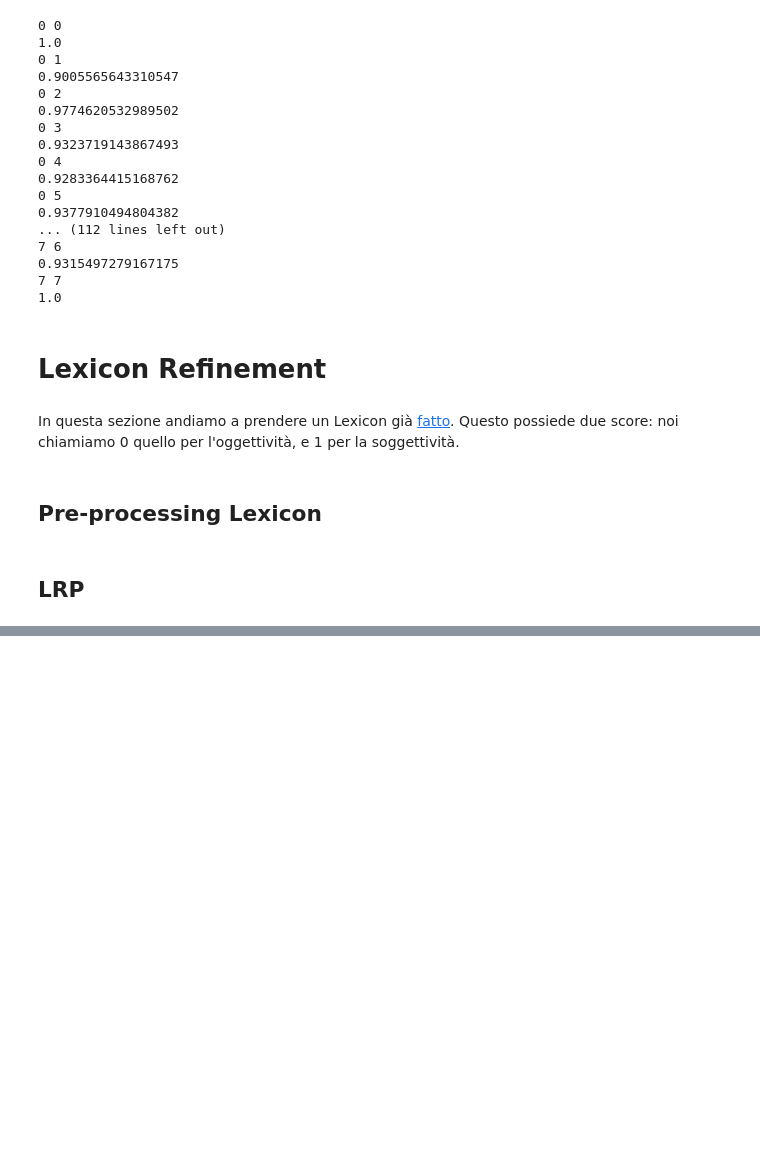
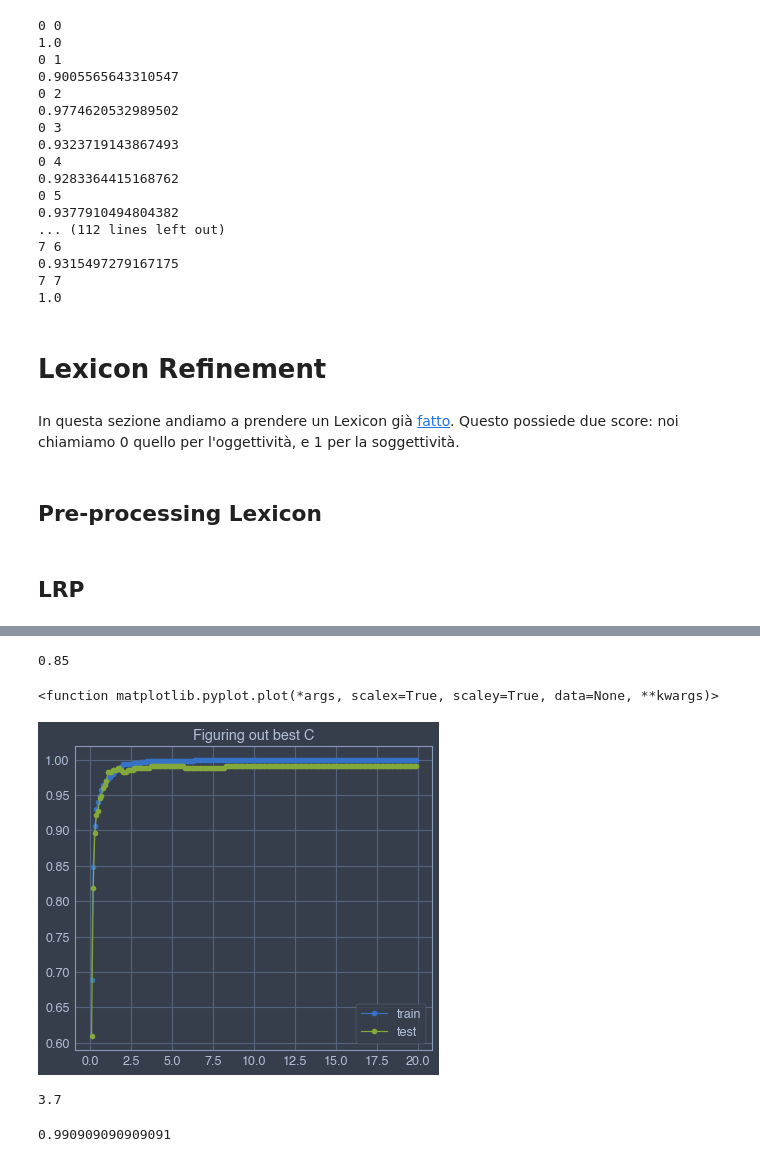
Before and after one commit to Willinki/Just-News, a Jupyter notebook: CADE_testing.ipynb, the cells around one changed output, grey strips where cells are left out. Drawn from its saved outputs; the diff is of its cells as text; code cells hidden in the pictures; blank space fills up the shorter version.

Commit message:
Induction Score wrote

```diff
--- a/CADE_testing.ipynb
+++ b/CADE_testing.ipynb
@@ -313,0 +331,48 @@ Name: Valence, dtype: float64
+# %%
+with open("./lexicon/enriched_lexicon.csv", 'r') as file:
+    enriched_lexicon = pd.read_csv(file,
+                                   engine='c',
+                                   index_col=0)
+# %%
+enriched_lexicon["Vectorized_words"] = enriched_lexicon["Vectorized_words"].apply(literal_eval)
+# %%
+X = enriched_lexicon["Vectorized_words"].tolist()
+y = enriched_lexicon["Labels"]
+logistic = LogisticRegression(random_state=0).fit(X, y)
+# %%
+logistic.score(X, y)
+# %% [output]
+0.85
+# %%
+X_train, X_test, y_train, y_test = train_test_split(X, y, test_size = 0.33)
+score_train = []
+score_test = []
+# Cs = [10**x for x in range(-10, 5)]
+Cs = np.arange(0.1, 20, 0.1)
+best_C = 666
+best_score = 0
+for c in Cs:
+    inducer = svm.SVC(C = c, kernel = 'poly').fit(X_train, y_train)
+    score_train.append(inducer.score(X_train, y_train))
+    score_test.append(inducer.score(X_test, y_test))
+    if score_test[-1] > best_score:
+        best_C = c
+        best_score = score_test[-1]
+# %%
+plt.plot(Cs, score_train, 'o-', label="train")
+plt.plot(Cs, score_test, 'o-', label="test")
+plt.legend()
+# plt.xscale('log')
+plt.title("Figuring out best C")
+plt.plot
+# %% [output]
+<function matplotlib.pyplot.plot(*args, scalex=True, scaley=True, data=None, **kwargs)>
+[figure, added]
+# %%
+best_C
+# %% [output]
+3.7
+# %%
+best_score
+# %% [output]
+0.990909090909091
```
Also changed, not shown: parts of 15 cells of this notebook, 1 other file.
